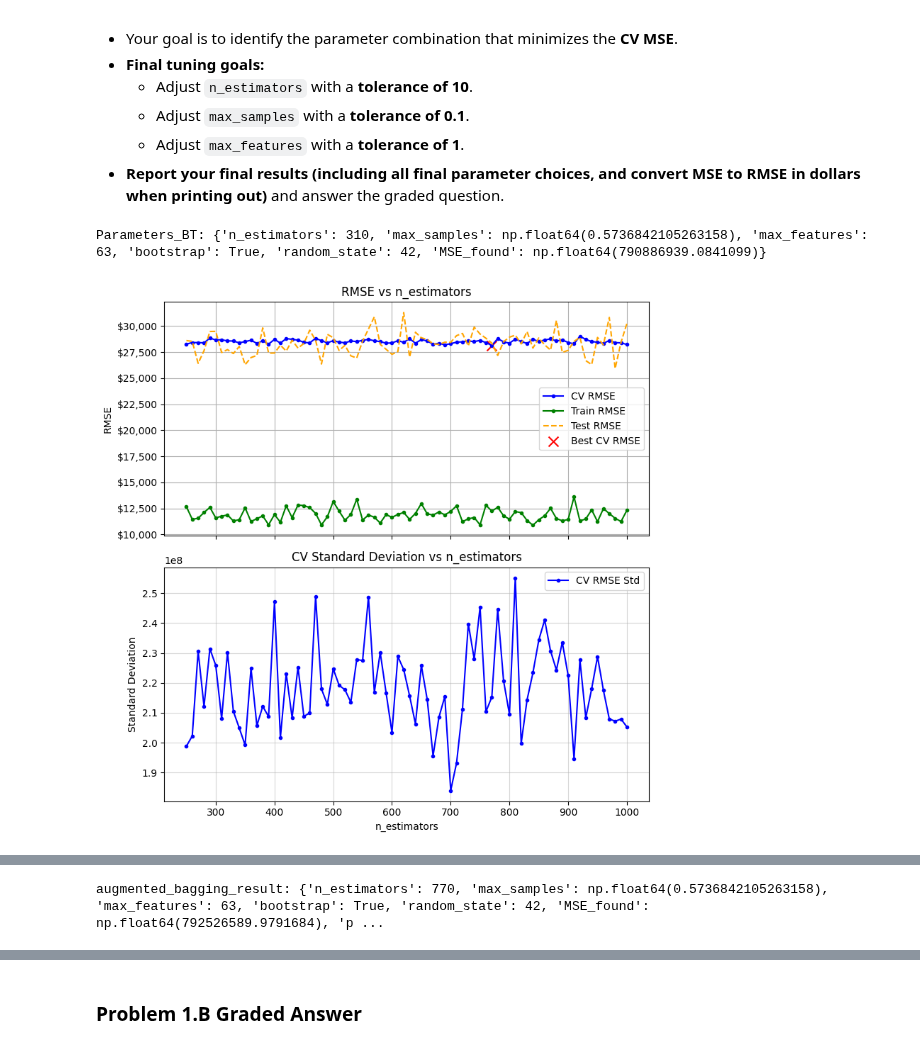
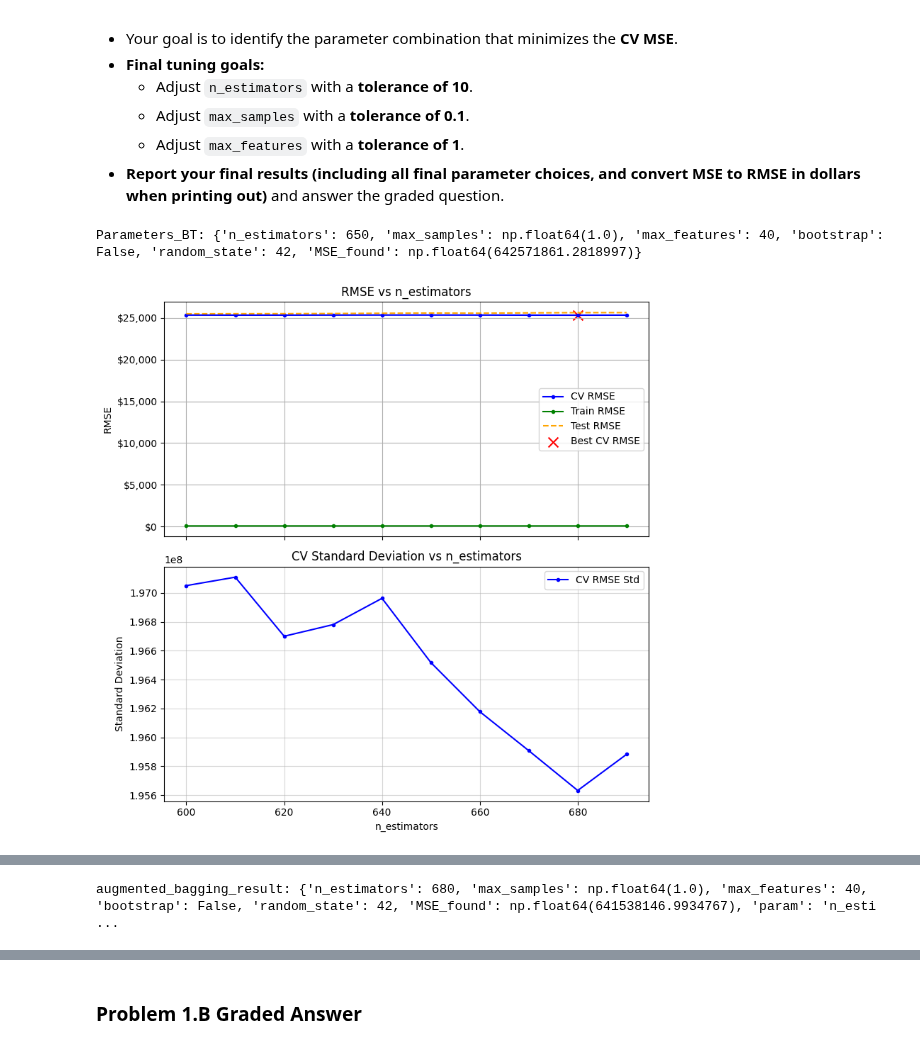
Before and after one commit to SergeyNelyapenkoBU/Module-3-Assignments, a Jupyter notebook: Homework_07.ipynb, the cells around one changed output, grey strips where cells are left out. Cells and saved outputs as stored; diff of their text form; code cells hidden in the pictures.

```diff
--- a/Homework_07.ipynb
+++ b/Homework_07.ipynb
@@ -425,7 +428,7 @@ augmented_bagging_result: {'n_estimators': 650, 'max_samples': 1.0, 'max_feature
 # 2. Sweep max_samples:
 model = BaggingRegressor
 param = 'max_samples'
-parameter_list = np.linspace(0.1,1.1,20)  # Add 1 to the last element to include 1 as integer
+parameter_list = np.linspace(0.1,1.0,10)  # Add 1 to the last element to include 1 as integer
 default_parameters = Parameters_BT.copy()
 
 bagging_result = sweep_parameter(model=model,
@@ -586,38 +590,38 @@ After completing the first sweep, **repeat Part A as needed** to refine your mod
 Parameters_BT = Parameters_BT_list[p1a_Parameters_BT_df['MSE_found'].idxmin()].copy()
 print(f"Parameters_BT: {Parameters_BT}")
 # %% [output]
-Parameters_BT: {'n_estimators': 310, 'max_samples': np.float64(0.5736842105263158), 'max_features': 63, 'bootstrap': True, 'random_state': 42, 'MSE_found': np.float64(790886939.0841099)}
+Parameters_BT: {'n_estimators': 650, 'max_samples': np.float64(1.0), 'max_features': 40, 'bootstrap': False, 'random_state': 42, 'MSE_found': np.float64(642571861.2818997)}
 # %%
 # Fine tune the model, manually overriding the defaults or the best parameters found so far
 # 1. max_samples: 1.0 gets better results
 # %%
 # Your code here:
 
 augmented_bagging_result = []
 augmented_bagging_result_list = []
 Parameters_BT_list = []
 
 # Set variables:
 part_name = '1.B'
 param = 'n_estimators'
-parameter_list = range(250,1001,10)
+parameter_list = range(600,700,10)
 model = BaggingRegressor
 default_parameters = Parameters_BT.copy()
 
 # Run bagging:
 bagging_result = sweep_parameter(model=model,
                                     Parameters=default_parameters,
                                     param = param,
                                     parameter_list = parameter_list,
                                     X_train          = X_train,
                                     y_train          = y_train,
                                     X_test           = X_test,
                                     y_test           = y_test,
                                     verbose          = True,
                                     show_rmse        = True,
                                     n_iter_no_change = None,
                                     delta            = 0.001,
                                     n_jobs           = -1,
                                     n_repeats        = 10)
 # %% [output]
-[figure, old version]
+[figure, new version]
@@ -635,7 +639,7 @@ Parameters_BT_list.append(Parameters_BT)
 augmented_bagging_result_list.append(augmented_bagging_result)
 log_message(f'{augmented_bagging_result}')
 # %% [output]
-augmented_bagging_result: {'n_estimators': 770, 'max_samples': np.float64(0.5736842105263158), 'max_features': 63, 'bootstrap': True, 'random_state': 42, 'MSE_found': np.float64(792526589.9791684), 'p ...
+augmented_bagging_result: {'n_estimators': 680, 'max_samples': np.float64(1.0), 'max_features': 40, 'bootstrap': False, 'random_state': 42, 'MSE_found': np.float64(641538146.9934767), 'param': 'n_esti ...
 # %%
 # Set variables:
 part_name = '1.B'
```
Also changed, not shown: parts of 26 cells of this notebook.
